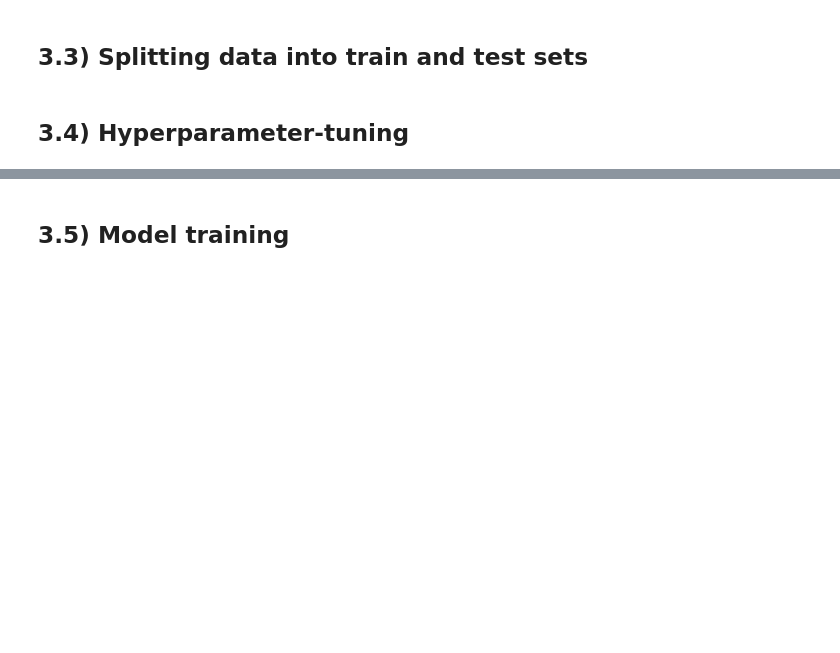
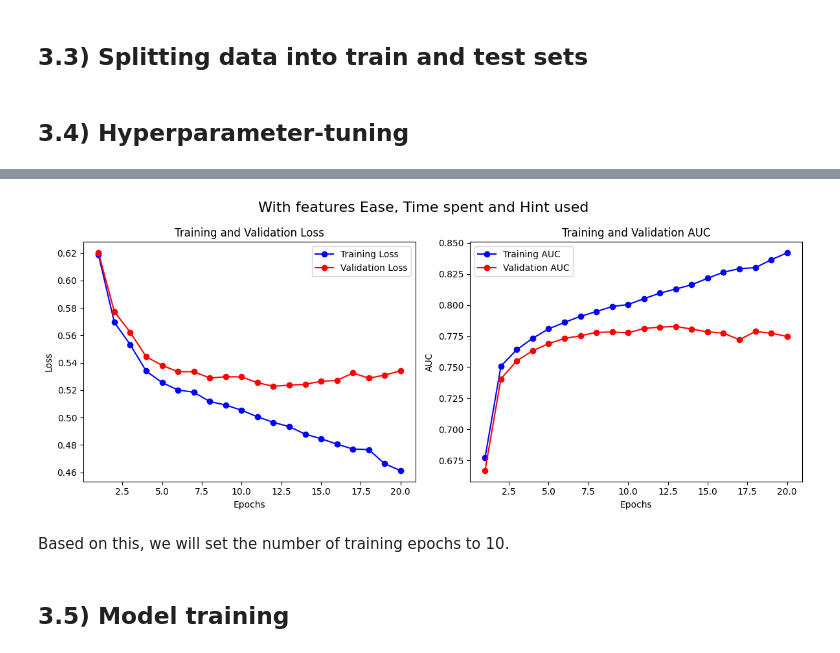
Before and after one commit to botond0401/personalized-education, a Jupyter notebook: notebooks/DKT/dkt_google_colab.ipynb, the cells around one changed output, grey strips where cells are left out. Cells and saved outputs as stored; diff of their text form; code cells hidden in the pictures; blank space fills up the shorter version.

Commit message:
results from colab copied

```diff
--- a/notebooks/DKT/dkt_google_colab.ipynb
+++ b/notebooks/DKT/dkt_google_colab.ipynb
@@ -658,15 +695,16 @@ if finetune:
         "model_params": {
             "num_skills": NUM_SKILLS,
             "num_other": NUM_OTHER,
-            "embed_dim": EMBED_DIM,
+            "embed_dim": embed_dim,
             "hid_size": HID_SIZE,
             "num_hid_layers": num_hid_layers,
             "drop_prob": drop_prob
         },
     }
-    for lr in [1e-3, 1e-4, 1e-5]  # 3 reasonable options for learning rate
-    for num_hid_layers in [1, 2, 3]  # Hidden layers 1 or 2
-    for drop_prob in [0.3, 0.4, 0.5]  # Dropout rate 0.3, 0.4, 0.5
+    for lr in [1e-2, 1e-3, 1e-4]  # 3 reasonable options for learning rate
+    for embed_dim in [2, 3]  # embedding dimension is either 2 or 3 for visualization
+    for num_hid_layers in [1, 2, 3]  # number of hidden layers is at most 3
+    for drop_prob in [0.3, 0.4, 0.5]  # 3 reasonable options for dropout probability
     ]
 
   best_val_auc_avg = 0  # Track the best validation AUC
@@ -683,7 +721,7 @@ if finetune:
           num_folds=NUM_FOLDS,
           model_params=model_params,
           lr=lr,
-          num_epochs=NUM_EPOCHS,
+          num_epochs=NUM_VAL_EPOCHS,
           device=device,
           train_dict=train_dict,
           batch_size=BATCH_SIZE,
@@ -707,3 +745,4 @@ else:
   # Load the configuration from the JSON file
   with open('dkt_best_config.json', 'r') as f:
       best_config = json.load(f)
+      best_config['model_params']['num_other'] = 1 + len(additional_columns)
@@ -727,0 +753,8 @@ Epoch 2
+# %%
+def split(keys, val_ratio=0.2):
+    """Splits keys into training and validation sets based on a specified validation ratio"""
+    random.shuffle(keys)
+    split_idx = int(len(keys) * (1 - val_ratio))
+    train_idx = keys[:split_idx]
+    val_idx = keys[split_idx:]
+    return train_idx, val_idx
@@ -728,3 +804,40 @@ Epoch 2
+# %%
+def plot_auc_loss(list_train_loss, list_train_auc, list_val_loss, list_val_auc, num_epochs):
+    epochs = range(1, num_epochs + 1)
+
+    # Plot Training and Validation Loss
+    plt.figure(figsize=(12, 5))
+
+    # Add a supertitle
+    plt.suptitle('With features Ease, Time spent and Hint used', fontsize=16)
+
+    plt.subplot(1, 2, 1)
+    plt.plot(epochs, list_train_loss, label='Training Loss', color='b', linestyle='-', marker='o')
+    plt.plot(epochs, list_val_loss, label='Validation Loss', color='r', linestyle='-', marker='o')
+    plt.title('Training and Validation Loss')
+    plt.xlabel('Epochs')
+    plt.ylabel('Loss')
+    plt.legend()
+
+    # Plot Training and Validation AUC
+    plt.subplot(1, 2, 2)
+    plt.plot(epochs, list_train_auc, label='Training AUC', color='b', linestyle='-', marker='o')
+    plt.plot(epochs, list_val_auc, label='Validation AUC', color='r', linestyle='-', marker='o')
+    plt.title('Training and Validation AUC')
+    plt.xlabel('Epochs')
+    plt.ylabel('AUC')
+    plt.legend()
+
+    # Display the plots
+    plt.tight_layout()
+    plt.show()
+
+# Plot the results
+plot_auc_loss(list_train_loss, list_train_auc, list_val_loss, list_val_auc, NUM_MAX_EPOCHS)
+# %% [output]
+[figure, added]
+# %% [markdown]
+Based on this, we will set the number of training epochs to 10.
 # %% [markdown]
 ## 3.5) Model training
 # %%
```
Also changed, not shown: parts of 18 cells of this notebook, 10 other files.
